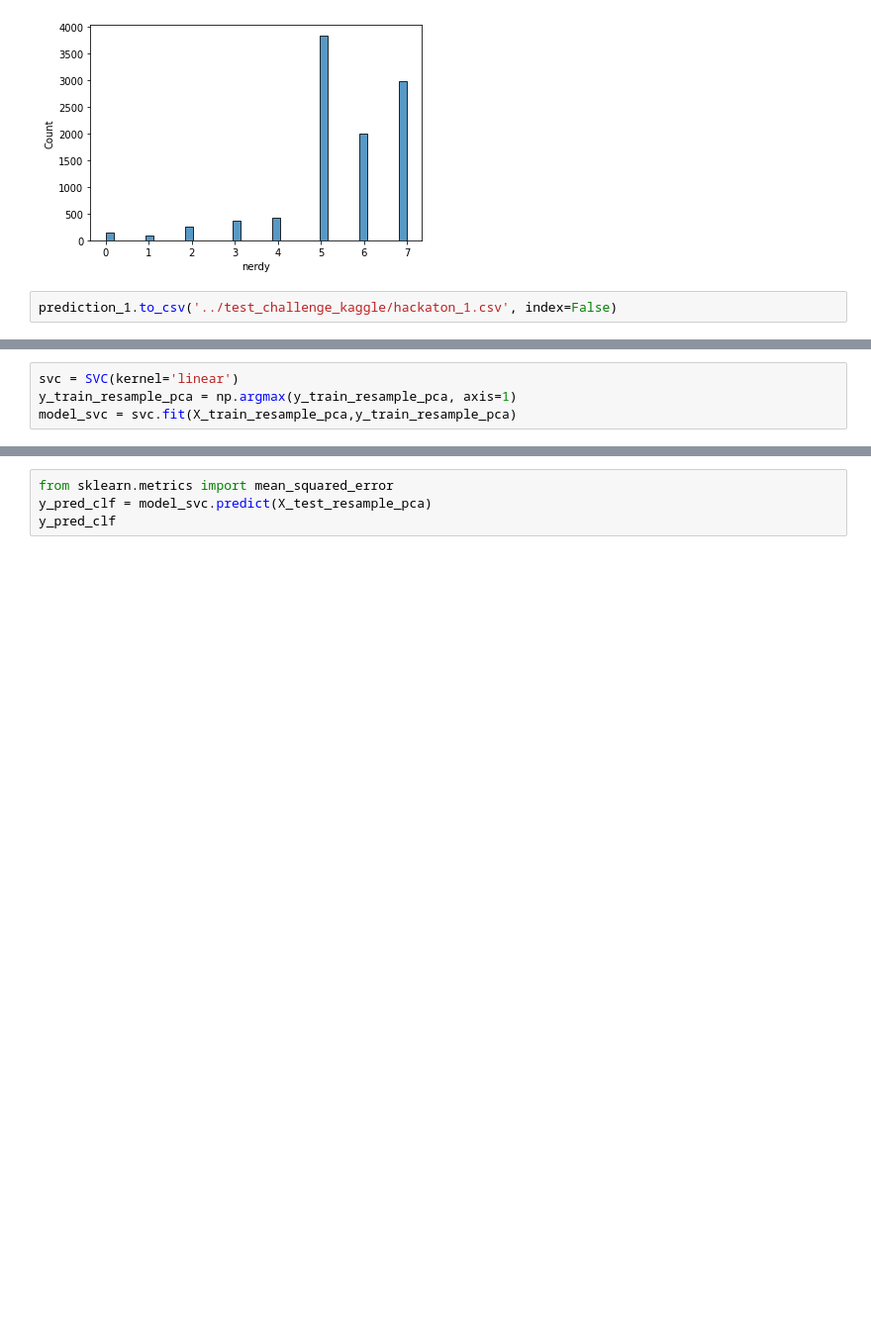
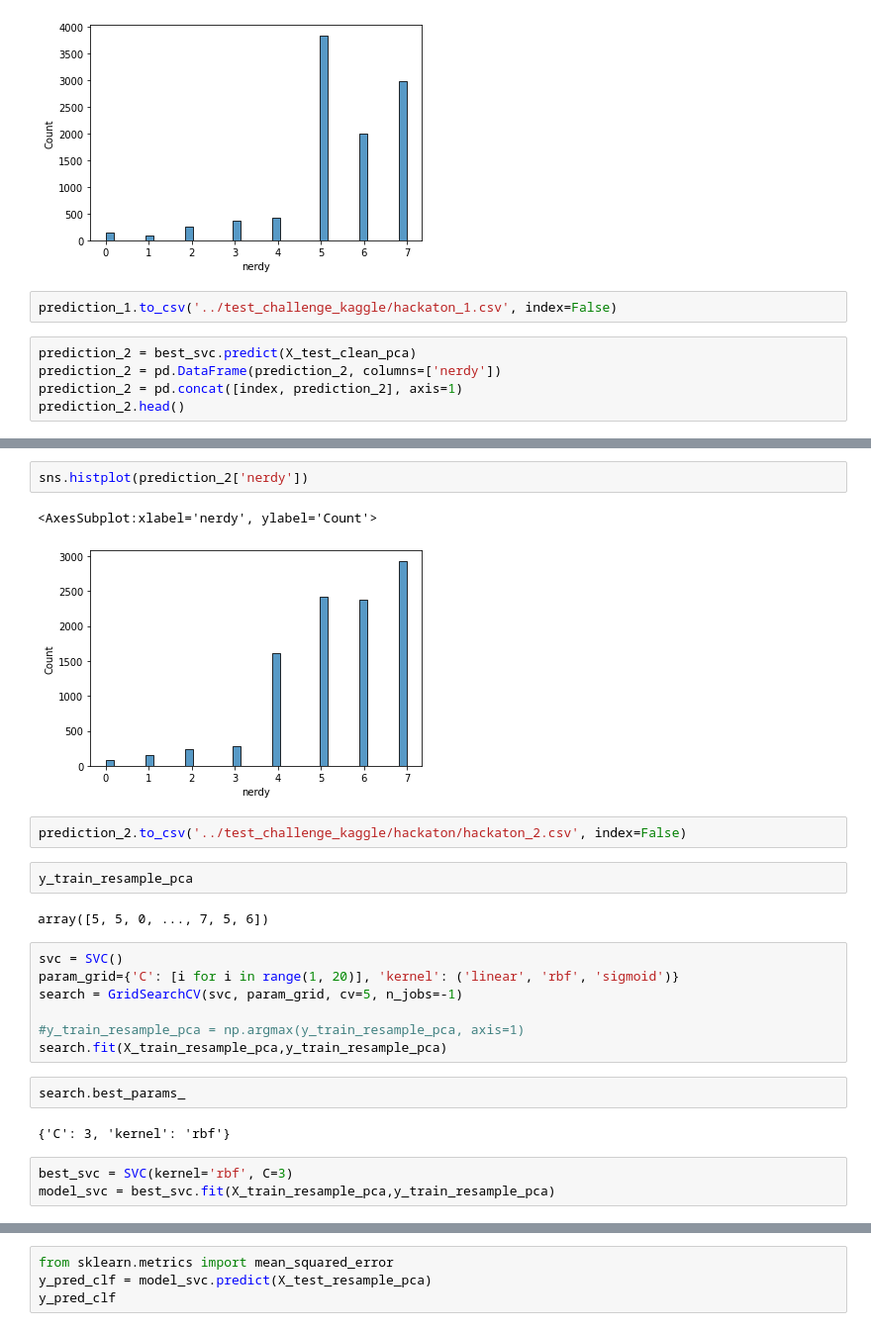
Before and after one commit to BotMaximeDupouy/kaggle_challenges, a Jupyter notebook: challenges/IITG.AI HACKATHON 1 2021-22.ipynb, the cells around one changed output, grey strips where cells are left out. Shown at 99% size. Drawn from its saved outputs; the diff is of its cells as text; blank space fills up the shorter version.

Commit message:
svc in hackaton challenge, not better :(

```diff
--- a/challenges/IITG.AI HACKATHON 1 2021-22.ipynb
+++ b/challenges/IITG.AI HACKATHON 1 2021-22.ipynb
@@ -949,3 +950,8 @@ sns.histplot(prediction_1['nerdy'])
 [figure]
 # %%
 prediction_1.to_csv('../test_challenge_kaggle/hackaton_1.csv', index=False)
+# %%
+prediction_2 = best_svc.predict(X_test_clean_pca)
+prediction_2 = pd.DataFrame(prediction_2, columns=['nerdy'])
+prediction_2 = pd.concat([index, prediction_2], axis=1)
+prediction_2.head()
@@ -952,4 +965,25 @@ prediction_1.to_csv('../test_challenge_kaggle/hackaton_1.csv', index=False)
+# %%
+sns.histplot(prediction_2['nerdy'])
+# %% [output]
+<AxesSubplot:xlabel='nerdy', ylabel='Count'>
+[figure, added]
+# %%
+prediction_2.to_csv('../test_challenge_kaggle/hackaton/hackaton_2.csv', index=False)
+# %%
+y_train_resample_pca
+# %% [output]
+array([5, 5, 0, ..., 7, 5, 6])
 # %%
-svc = SVC(kernel='linear')
-y_train_resample_pca = np.argmax(y_train_resample_pca, axis=1)
-model_svc = svc.fit(X_train_resample_pca,y_train_resample_pca)
+svc = SVC()
+param_grid={'C': [i for i in range(1, 20)], 'kernel': ('linear', 'rbf', 'sigmoid')}
+search = GridSearchCV(svc, param_grid, cv=5, n_jobs=-1)
+
+#y_train_resample_pca = np.argmax(y_train_resample_pca, axis=1)
+search.fit(X_train_resample_pca,y_train_resample_pca)
+# %%
+search.best_params_
+# %% [output]
+{'C': 3, 'kernel': 'rbf'}
+# %%
+best_svc = SVC(kernel='rbf', C=3)
+model_svc = best_svc.fit(X_train_resample_pca,y_train_resample_pca)
```
Also changed, not shown: parts of 4 cells of this notebook.
